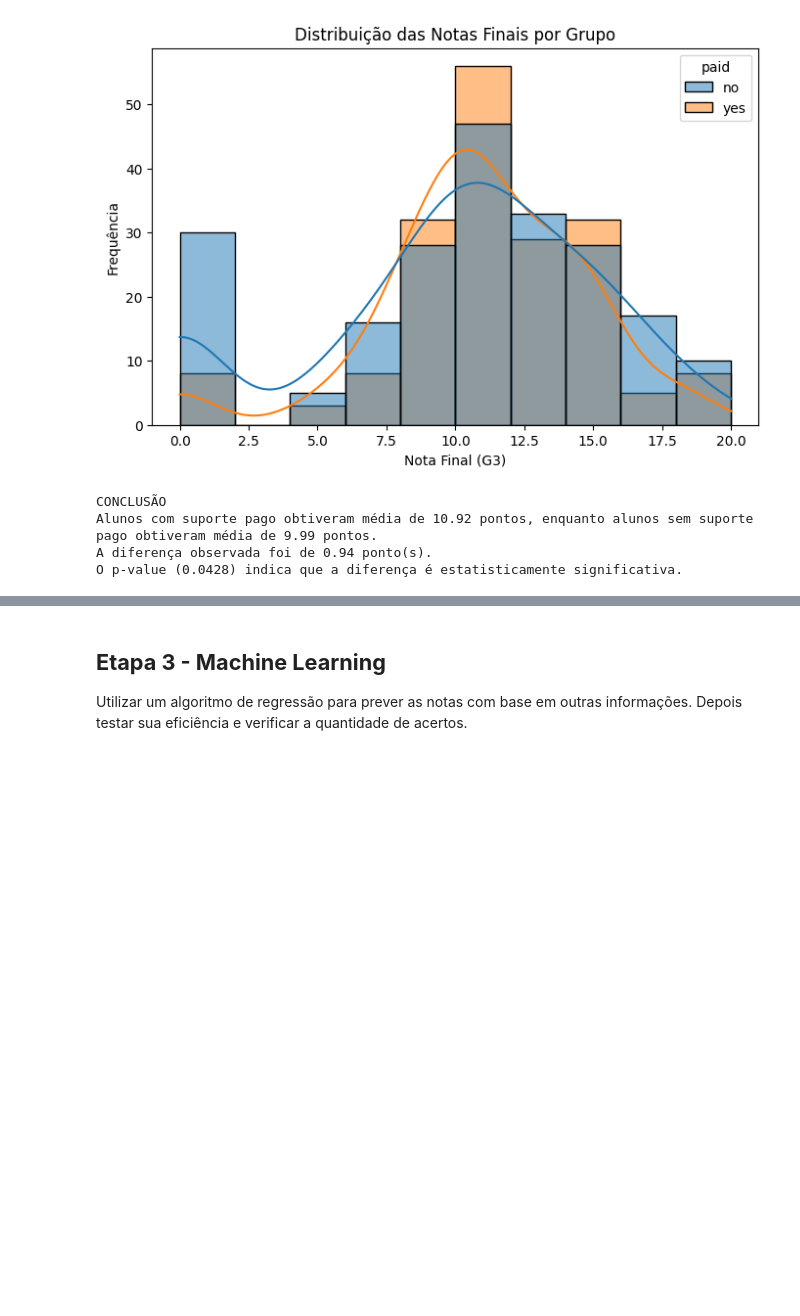
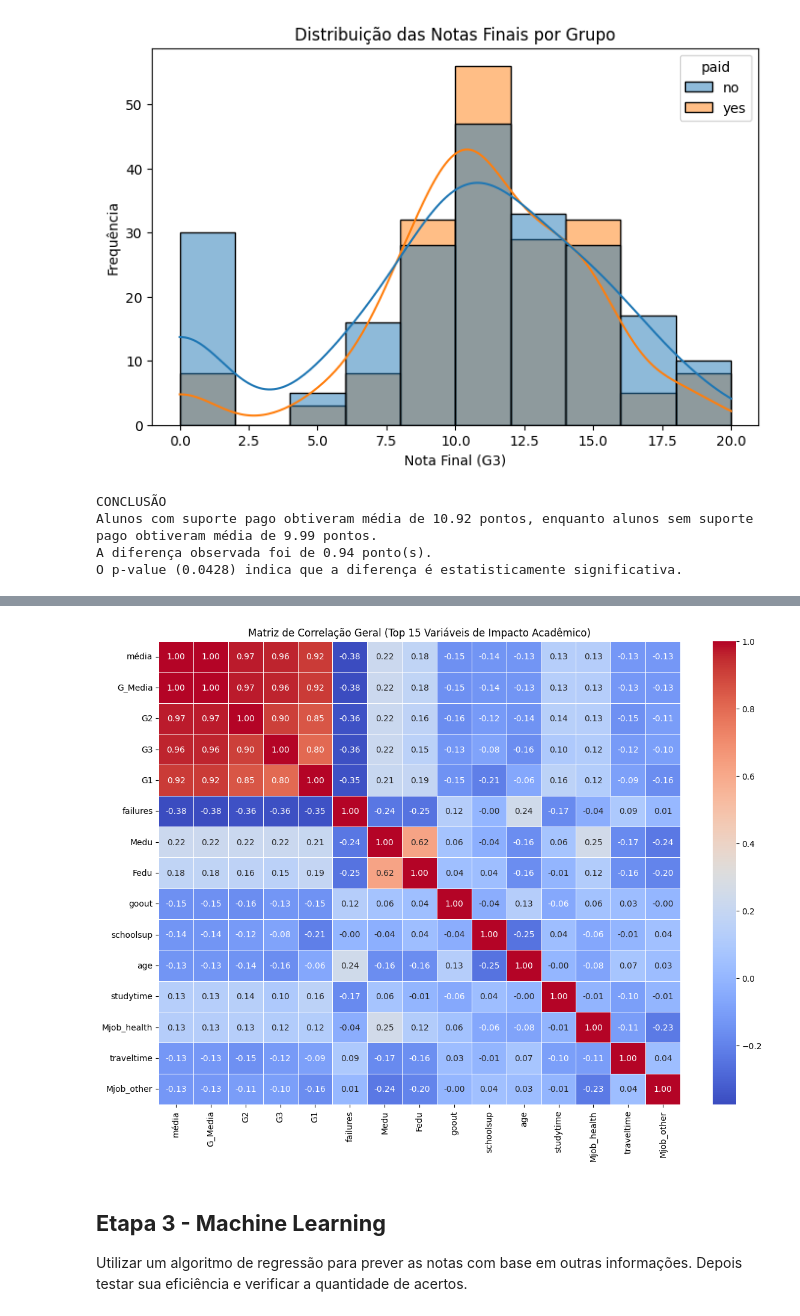
Before and after one commit to felipekenjidev/performance-estudantes, a Jupyter notebook: miniprojetods_performance_estudantes.ipynb, the cells around one changed output, grey strips where cells are left out. Drawn from its saved outputs; the diff is of its cells as text; code cells hidden in the pictures; blank space fills up the shorter version.

```diff
--- a/miniprojetods_performance_estudantes.ipynb
+++ b/miniprojetods_performance_estudantes.ipynb
@@ -1379,3 +1507,17 @@ O p-value (0.0428) indica que a diferença é estatisticamente significativa.
+# %%
+# Remove colunas descartadas e isola correlações numéricas significativas
+plt.figure(figsize=(14, 10))
+df_corr_geral = df_encoded.drop(columns=['higher', 'Pstatus', 'school'], errors='ignore')
+
+# Selecionar apenas as top 15 variáveis de maior impacto com a nota para não poluir visualmente o mapa
+top_vars = df_corr_geral.corr()['G_Media'].abs().sort_values(ascending=False).head(15).index
+matriz_reduzida = df_corr_geral[top_vars].corr()
+
+sns.heatmap(matriz_reduzida, annot=True, fmt=".2f", cmap='coolwarm', linewidths=0.5, cbar=True)
+plt.title('Matriz de Correlação Geral (Top 15 Variáveis de Impacto Acadêmico)')
+plt.show()
+# %% [output]
+[figure, added]
 # %% [markdown]
 ## **Etapa 3 - Machine Learning**
 Utilizar um algoritmo de regressão para prever as notas com base em outras informações. Depois testar sua eficiência e verificar a quantidade de acertos.
```
Also changed, not shown: parts of 31 cells of this notebook.
